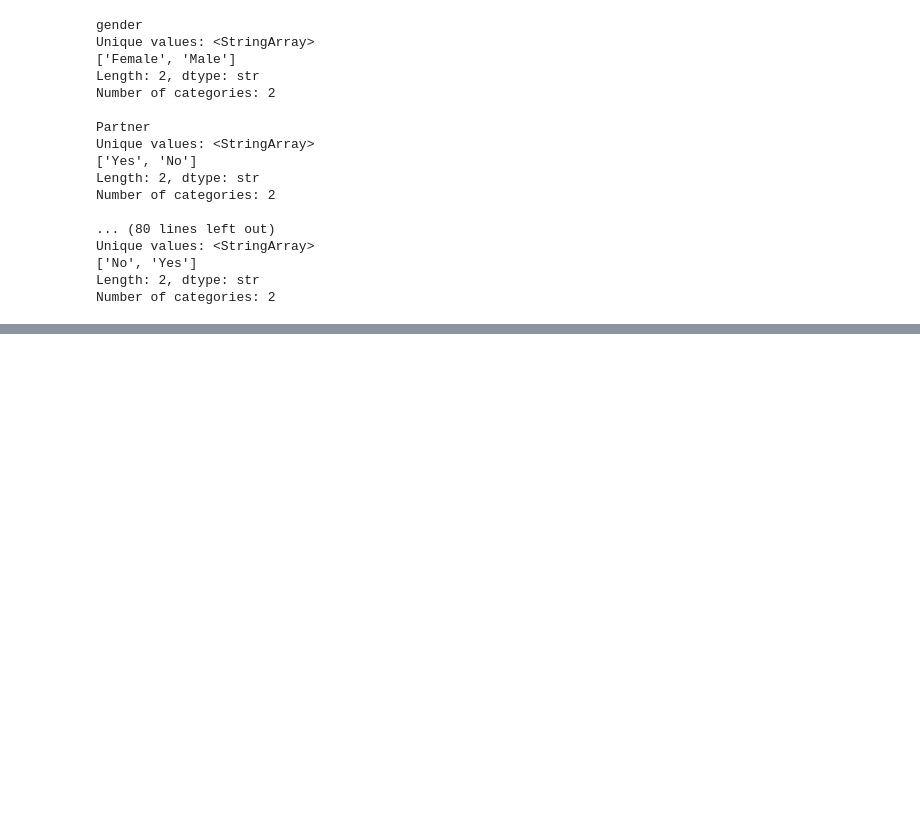
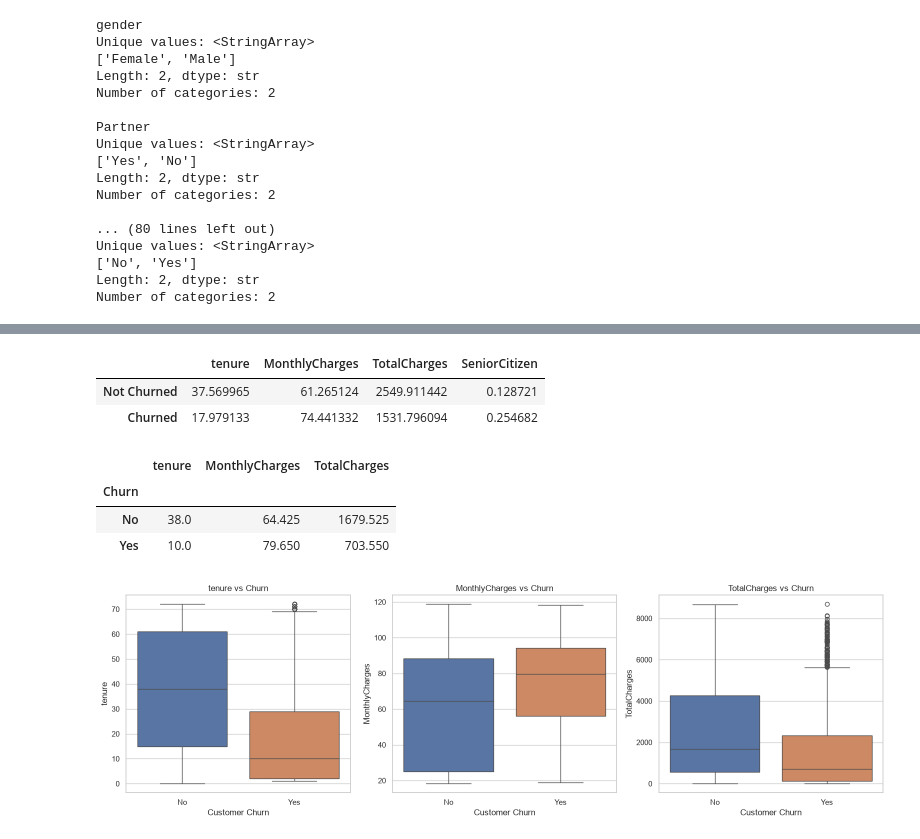
Before and after one commit to rpDashCodes/customer-churn-prediction, a Jupyter notebook: notebooks/06_data_exploration_telco.ipynb, the cells around one changed output, grey strips where cells are left out. Drawn from its saved outputs; the diff is of its cells as text; code cells hidden in the pictures; blank space fills up the shorter version.

```diff
--- a/notebooks/06_data_exploration_telco.ipynb
+++ b/notebooks/06_data_exploration_telco.ipynb
@@ -206,0 +241,54 @@ Number of categories: 2
+# %%
+# Convert churn into binary values temporarily for grouping
+df["Churn_Binary"] = df["Churn"].map({
+    "No": 0,
+    "Yes": 1
+})
+
+# Compare numerical feature averages by churn status
+churn_comparison = df.groupby("Churn_Binary")[
+    ["tenure", "MonthlyCharges", "TotalCharges", "SeniorCitizen"]
+].mean()
+
+churn_comparison.index = ["Not Churned", "Churned"]
+
+display(churn_comparison)
+# %% [output]
+|  | tenure | MonthlyCharges | TotalCharges | SeniorCitizen |
+| Not Churned | 37.569965 | 61.265124 | 2549.911442 | 0.128721 |
+| Churned | 17.979133 | 74.441332 | 1531.796094 | 0.254682 |
+# %%
+churn_median = df.groupby("Churn")[
+    ["tenure", "MonthlyCharges", "TotalCharges"]
+].median()
+
+display(churn_median)
+# %% [output]
+|  | tenure | MonthlyCharges | TotalCharges |
+| Churn |  |  |  |
+| No | 38.0 | 64.425 | 1679.525 |
+| Yes | 10.0 | 79.650 | 703.550 |
+# %%
+# Numerical features to compare
+features = ["tenure", "MonthlyCharges", "TotalCharges"]
+
+fig, axes = plt.subplots(1, 3, figsize=(16, 5))
+
+for feature, ax in zip(features, axes):
+    sns.boxplot(
+        data=df,
+        x="Churn",
+        y=feature,
+        hue="Churn",
+        ax=ax,
+        legend=False
+    )
+
+    ax.set_title(f"{feature} vs Churn")
+    ax.set_xlabel("Customer Churn")
+    ax.set_ylabel(feature)
+
+plt.tight_layout()
+plt.show()
+# %% [output]
+[figure, added]
```
Also changed, not shown: parts of 22 cells of this notebook.
